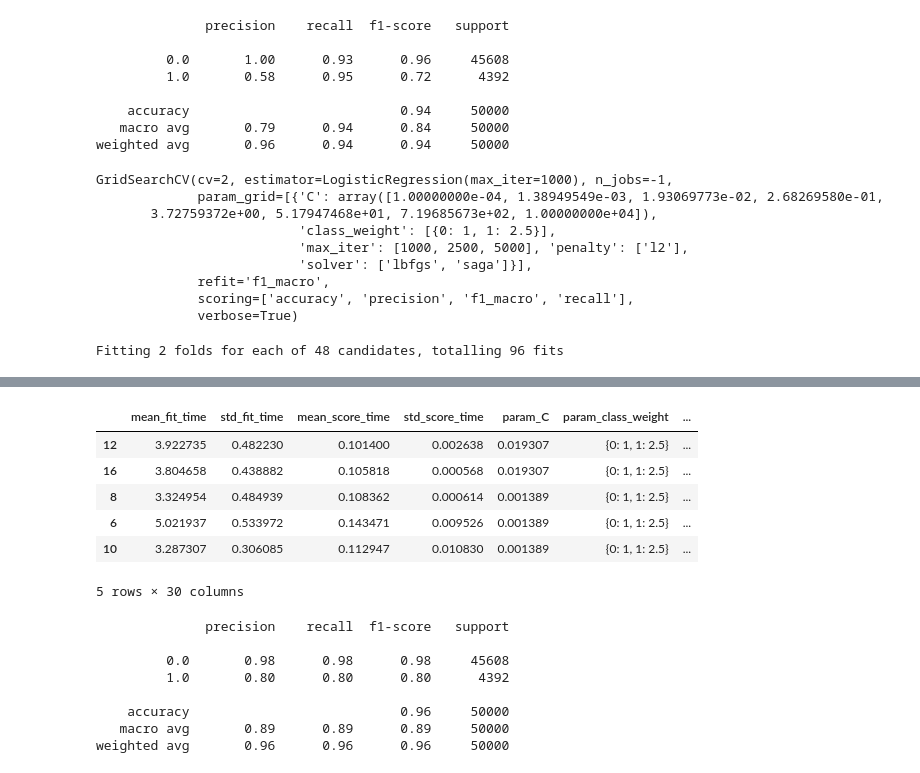
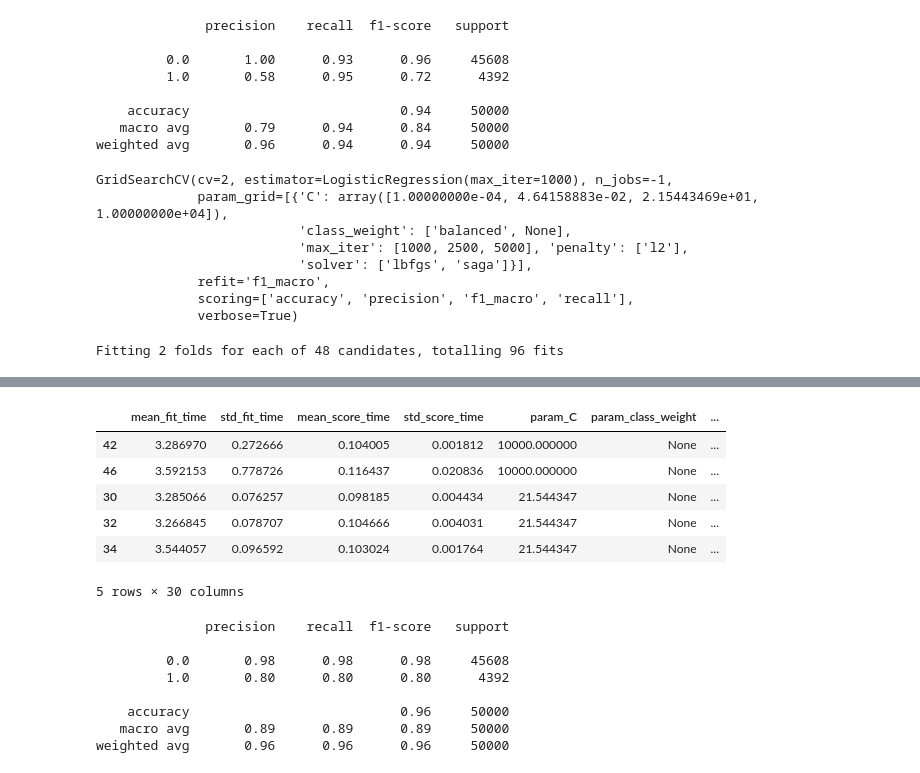
Before and after one commit to cole-kreiss/Credit-Card-Fraud-Detection-WebApp, a Jupyter notebook: Fraud_Analysis_Model.ipynb, the cells around one changed output, grey strips where cells are left out. Drawn from its saved outputs; the diff is of its cells as text; code cells hidden in the pictures.

Commit message:
Modified GridSearchCV for more analysis

```diff
--- a/Fraud_Analysis_Model.ipynb
+++ b/Fraud_Analysis_Model.ipynb
@@ -259,13 +259,12 @@ print(report)
    macro avg       0.79      0.94      0.84     50000
 weighted avg       0.96      0.94      0.94     50000
 # %%
-class_weight={'balanced', None}
 param_grid = [
     {'penalty':['l2'],
     'C' : np.logspace(-4,4,4),
     'solver': ['lbfgs','saga'],
     'max_iter'  : [1000,2500,5000],
-    'class_weight': [class_weight]
+    'class_weight': ['balanced', None]
 }
 ]
 # %%
@@ -275,9 +274,8 @@ grid_search = GridSearchCV(log_model, param_grid=param_grid, cv=2, scoring=scori
 grid_search
 # %% [output]
 GridSearchCV(cv=2, estimator=LogisticRegression(max_iter=1000), n_jobs=-1,
-             param_grid=[{'C': array([1.00000000e-04, 1.38949549e-03, 1.93069773e-02, 2.68269580e-01,
-       3.72759372e+00, 5.17947468e+01, 7.19685673e+02, 1.00000000e+04]),
-                          'class_weight': [{0: 1, 1: 2.5}],
+             param_grid=[{'C': array([1.00000000e-04, 4.64158883e-02, 2.15443469e+01, 1.00000000e+04]),
+                          'class_weight': ['balanced', None],
                           'max_iter': [1000, 2500, 5000], 'penalty': ['l2'],
                           'solver': ['lbfgs', 'saga']}],
              refit='f1_macro',
@@ -309,17 +307,17 @@ dtypes: float64(21), int32(4), int64(1), object(4)
 memory usage: 10.6+ KB
 None
 # %%
-filtered_results = results_df[results_df['mean_test_accuracy']*100 >= 80]
-filtered_results = results_df[results_df['mean_test_precision']*100 >= 70]
-filtered_results = filtered_results[filtered_results['mean_test_recall']*100 >= 70].sort_values(by='mean_test_f1_macro', ascending=False)
+filtered_results = results_df[results_df['mean_test_accuracy']*100 >= 60]
+filtered_results = results_df[results_df['mean_test_precision']*100 >= 60]
+filtered_results = filtered_results[filtered_results['mean_test_recall']*100 >= 60].sort_values(by='mean_test_f1_macro', ascending=False)
 filtered_results.tail()
 # %% [output]
 |  | mean_fit_time | std_fit_time | mean_score_time | std_score_time | param_C | param_class_weight | ... |
-| 12 | 3.922735 | 0.482230 | 0.101400 | 0.002638 | 0.019307 | {0: 1, 1: 2.5} | ... |
-| 16 | 3.804658 | 0.438882 | 0.105818 | 0.000568 | 0.019307 | {0: 1, 1: 2.5} | ... |
-| 8 | 3.324954 | 0.484939 | 0.108362 | 0.000614 | 0.001389 | {0: 1, 1: 2.5} | ... |
-| 6 | 5.021937 | 0.533972 | 0.143471 | 0.009526 | 0.001389 | {0: 1, 1: 2.5} | ... |
-| 10 | 3.287307 | 0.306085 | 0.112947 | 0.010830 | 0.001389 | {0: 1, 1: 2.5} | ... |
+| 42 | 3.286970 | 0.272666 | 0.104005 | 0.001812 | 10000.000000 | None | ... |
+| 46 | 3.592153 | 0.778726 | 0.116437 | 0.020836 | 10000.000000 | None | ... |
+| 30 | 3.285066 | 0.076257 | 0.098185 | 0.004434 | 21.544347 | None | ... |
+| 32 | 3.266845 | 0.078707 | 0.104666 | 0.004031 | 21.544347 | None | ... |
+| 34 | 3.544057 | 0.096592 | 0.103024 | 0.001764 | 21.544347 | None | ... |
 5 rows × 30 columns
 # %%
 C = np.float64(0.046416)
```
